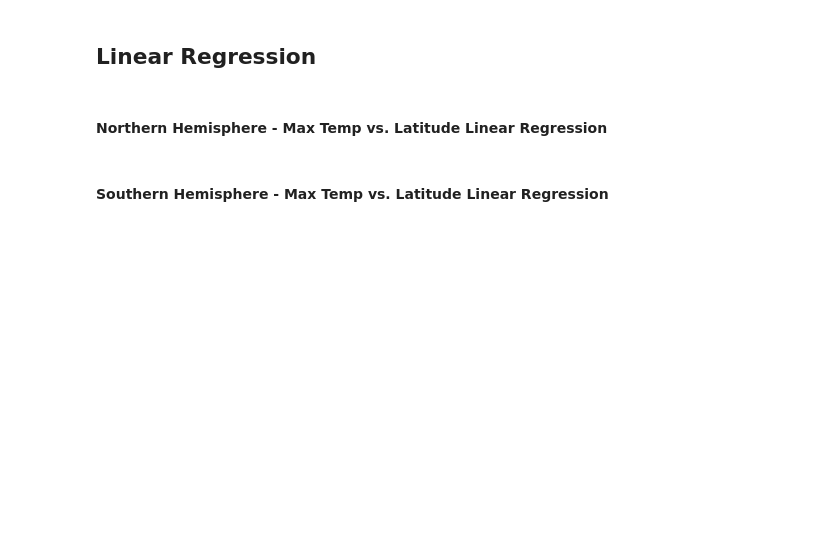
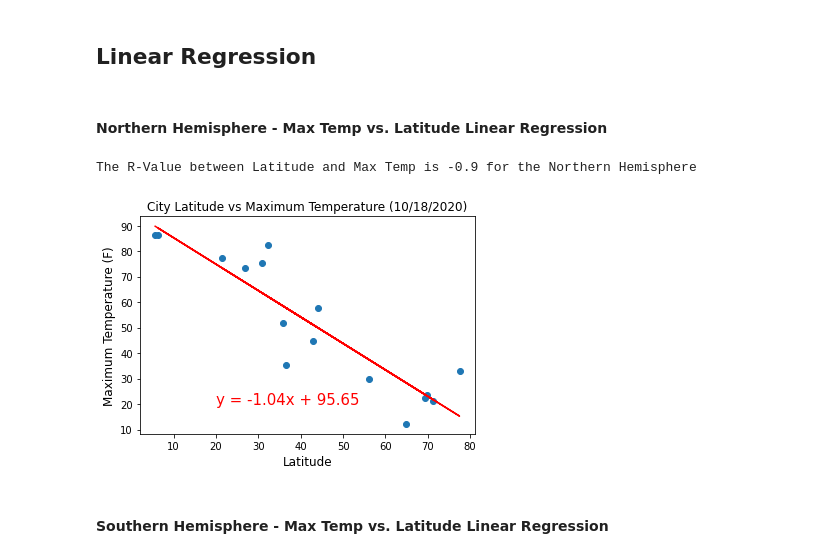
Before and after one commit to blt1339/python-api-challenge, a Jupyter notebook: WeatherPy/WeatherPy.ipynb, the cells around one changed output. Saved outputs shown, nothing was run; the diff lists cells and outputs as text; code cells hidden in the pictures; blank space fills up the shorter version.

```diff
--- a/WeatherPy/WeatherPy.ipynb
+++ b/WeatherPy/WeatherPy.ipynb
@@ -234,7 +261,7 @@ city_plot(cleaned_city_df,'Wind Speed','Wind Speed','Wind Speed (mph)')
 # %% [markdown]
 ## Linear Regression
 # %%
-def linear_regress(df,compare_what,hemisphere,plot_label,y_label):
+def linear_regress(df,compare_what,hemisphere):
 
     # Restrict to our requested hemisphere
     if hemisphere == 'Southern':
@@ -248,6 +275,9 @@ def linear_regress(df,compare_what,hemisphere,plot_label,y_label):
 
     # Perform the linear regression
     (slope, intercept, rvalue, pvalue, stderr) = linregress(x_axis, y_axis)
+
+    # Setup labels
+    (plot_label, y_label, northern_annotate, southern_annotate) = setup_labels(compare_what)
 
     # Output the R value
     print(f"The R-Value between Latitude and {compare_what} is {round(rvalue,2)} for the {hemisphere} Hemisphere")
@@ -264,16 +294,26 @@ def linear_regress(df,compare_what,hemisphere,plot_label,y_label):
     # Inclue the line
     plt.plot(x_axis,regress_values,"r-")
 
+    #plt.figure(figsize=(10,10))
     # Setup the labels and title
     plt.xlabel('Latitude', fontsize=12)
     plt.ylabel(y_label, fontsize=12)
     plt.title(f'City Latitude vs {plot_label} ({today})', fontsize=12)
+
     # Add the line equation
-    plt.annotate(line_eq,(20,35),fontsize=15,color="red")
+    if hemisphere == "Northern":
+        plt.annotate(line_eq,(northern_annotate),fontsize=15,color="red")
+    else:
+        plt.annotate(line_eq,(southern_annotate),fontsize=15,color="red")
 
     # Show the chart
     plt.show()
 # %% [markdown]
 ####  Northern Hemisphere - Max Temp vs. Latitude Linear Regression
+# %%
+linear_regress(cleaned_city_df,'Max Temp','Northern')
+# %% [output]
+The R-Value between Latitude and Max Temp is -0.9 for the Northern Hemisphere
+[figure, added]
 # %% [markdown]
 ####  Southern Hemisphere - Max Temp vs. Latitude Linear Regression
```
Also changed, not shown: parts of 14 cells of this notebook, 1 other file.
